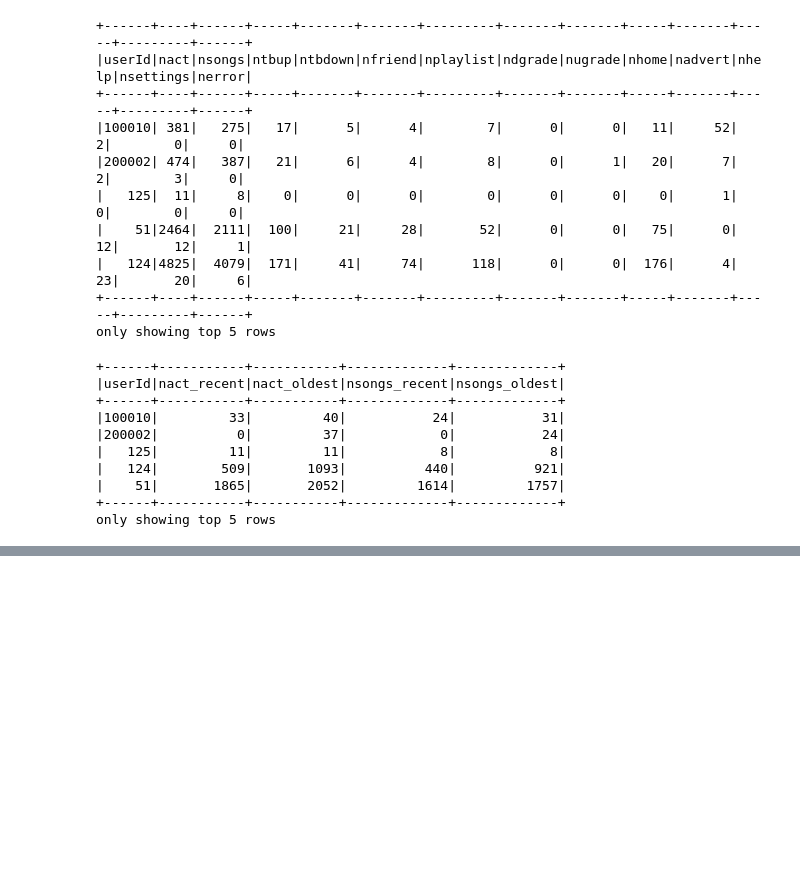
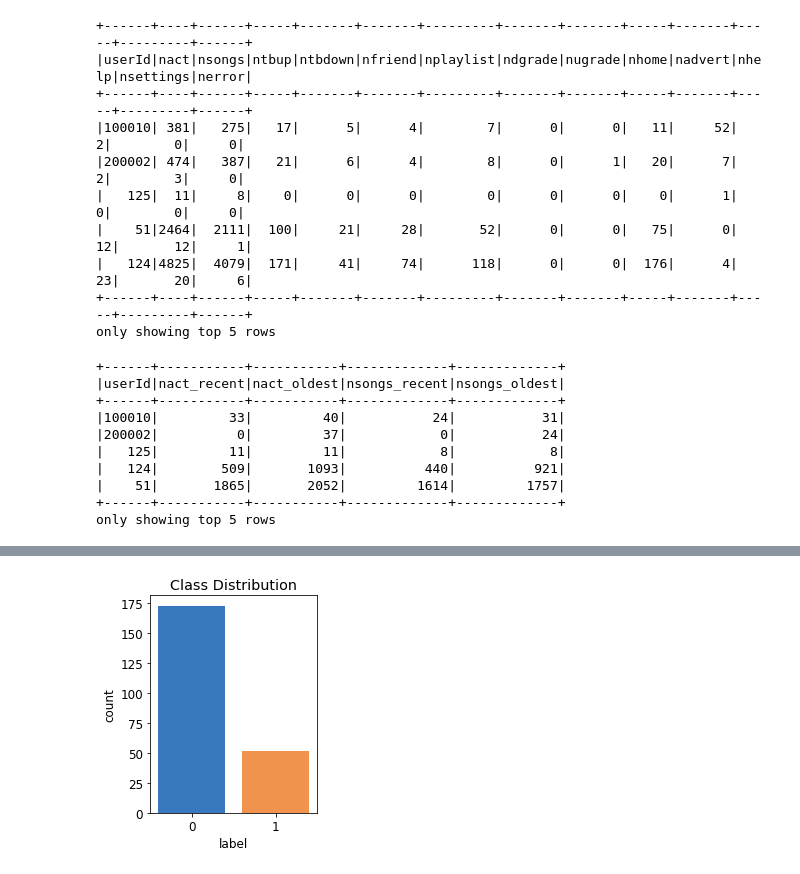
Before and after one commit to lukazaplotnik/Churn-Prediction-PySpark, a Jupyter notebook: sparkify_main.ipynb, the cells around one changed output, grey strips where cells are left out. Cells and saved outputs as stored; diff of their text form; code cells hidden in the pictures; blank space fills up the shorter version.

```diff
--- a/sparkify_main.ipynb
+++ b/sparkify_main.ipynb
@@ -1159,17 +1057,0 @@ sns.distplot(subset['arr_delay'], hist = False, kde = True,
-# %%
-plt.rcParams['figure.figsize'] = (12,20)
-col = ['lastlevel', 'gender','nact_perh',
-       'nsongs_perh', 'nhome_perh', 'ntbup_perh',
-       'ntbdown_perh', 'nfriend_perh','nplaylist_perh',
-       'nadvert_perh', 'nerror_perh', 'upgradedowngrade',
-       'songratio', 'positiveratio','negativeratio',
-       'updownratio', 'trend_act', 'trend_songs',
-       'avgsessionitems',  'avgsessiontime','avgsongs']
-for i in range(21):
-    plt.subplot(7,3,i+1)
-    plt.title(col[i])
-    plt.tight_layout()
-    plt.xlabel("")
-    sns.distplot(df_user_pd[df_user_pd['label'] == 1][col[i]], norm_hist = True);
-    sns.distplot(df_user_pd[df_user_pd['label'] == 0][col[i]], norm_hist = True);
-    plt.legend(['Churn','No Churn']);
@@ -1668,0 +1105,5 @@ incorrect_records.value
+# %%
+# Calculation of user's average session length
+session_avglength = df.groupby(['userId', 'sessionId'])\
+.agg(Fmin(col('ts')).alias('startsession'), Fmax(col('ts')).alias('endsession'))\
+.groupby('userId').agg(avg(col('endsession')-col('startsession')).alias('avgsessionlength'))
@@ -1668,0 +1118,6 @@ incorrect_records.value
+# %%
+# Adding the extra features to the df_user dataset with all other engineered features
+df_user = df_user\
+.join(session_avgnitems, on = 'userId')\
+.join(session_avglength, on = 'userId')\
+.join(songs_home, on = 'userId')
@@ -1668,0 +1151,10 @@ incorrect_records.value
+# %%
+# Distribution of the binary response variable in the analyzed dataset
+label_pd = df_user.groupby('label').count().toPandas()
+
+# Plot
+plt.rcParams['figure.figsize'] = (3,4)
+sns.barplot(x='label', y = 'count', data = label_pd, palette = palette, saturation = 1);
+plt.title('Class Distribution');
+# %% [output]
+[figure, added]
```
Also changed, not shown: parts of 167 cells of this notebook, 1 other file.
